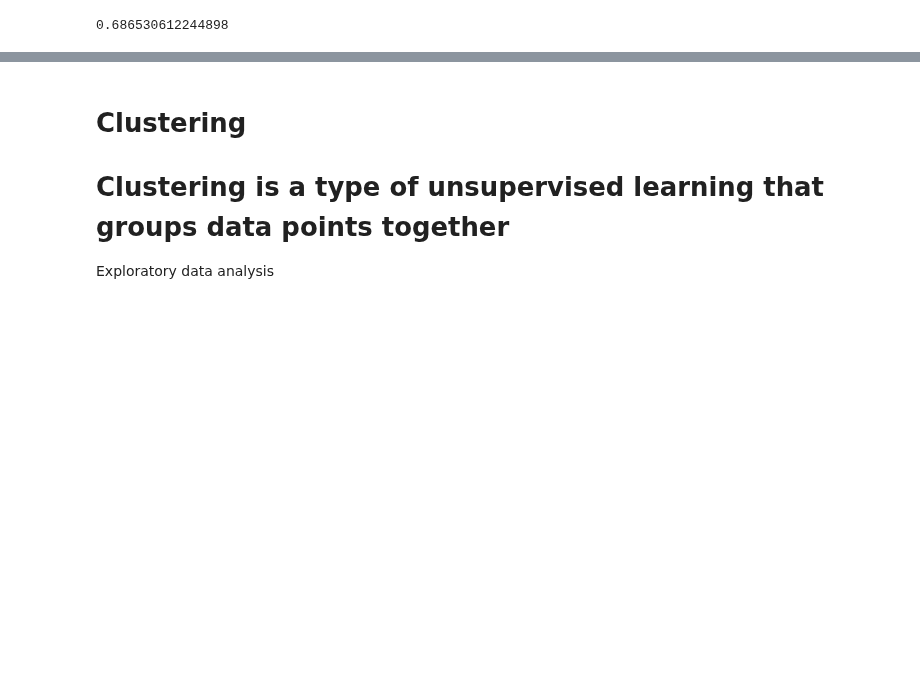
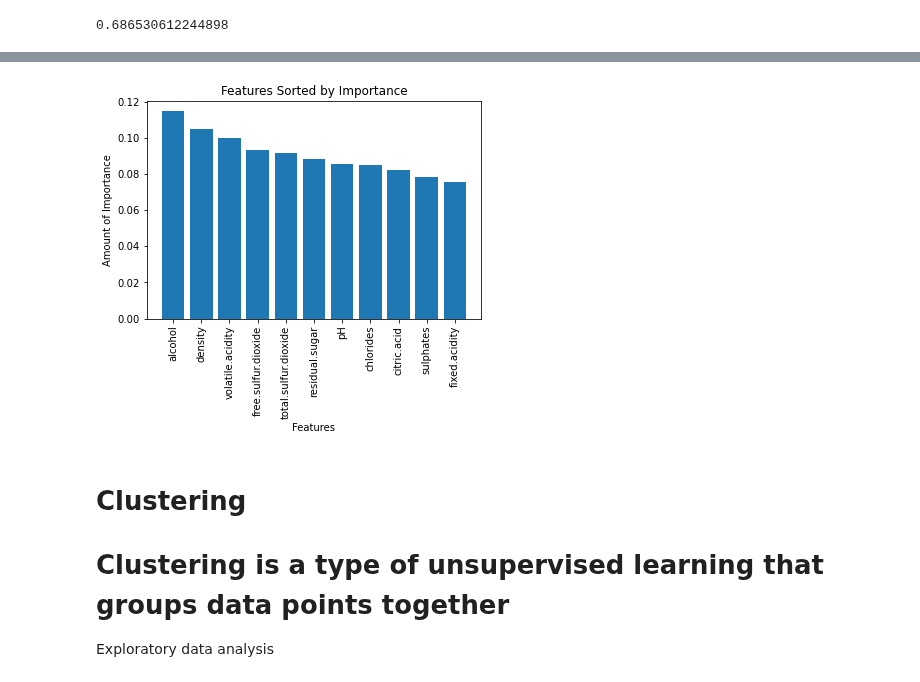
Before and after one commit to rllemos/Team_Yellow, a Jupyter notebook: Machine_Learning/white_wine_quality.ipynb, the cells around one changed output, grey strips where cells are left out. Drawn from its saved outputs; the diff is of its cells as text; code cells hidden in the pictures; blank space fills up the shorter version.

Commit message:
Figured out graph

```diff
--- a/Machine_Learning/white_wine_quality.ipynb
+++ b/Machine_Learning/white_wine_quality.ipynb
@@ -11,5 +14,5 @@ from matplotlib import pyplot as plt
 # %%
-file_path = "Resources/wineQualityWhites.csv"
+file_path = "../Resources/wineQualityWhites.csv"
 whiteWine_df = pd.read_csv(file_path)
 whiteWine_df.head()
 # %% [output]
@@ -175,7 +178,7 @@ rf_clf.score(X_test_scaled, y_test)
 # %% [output]
 0.686530612244898
 # %%
-# Find the features that are most important
-feature_importance = rf_clf.feature_importances_
-print(features)
+# Find the importance of each feature
+importances = rf_clf.feature_importances_
+importances
 # %% [output]
@@ -199,0 +188,4 @@ plt.show()
+# %%
+# We can sort the features by their importance.
+sorted_features = sorted(zip(importances, X.columns), reverse=True)
+sorted_features
@@ -200,3 +204,13 @@ plt.show()
+# %%
+x, y = zip(*sorted_features)
+plt.bar(y, x)
+plt.xticks(rotation = 90)
+plt.title("Features Sorted by Importance")
+plt.xlabel("Features")
+plt.ylabel("Amount of Importance")
+plt.show()
+# %% [output]
+[figure, added]
 # %% [markdown]
 # Clustering
 # Clustering is a type of unsupervised learning that groups data points together
```
Also changed, not shown: parts of 4 cells of this notebook, 1 other file.
